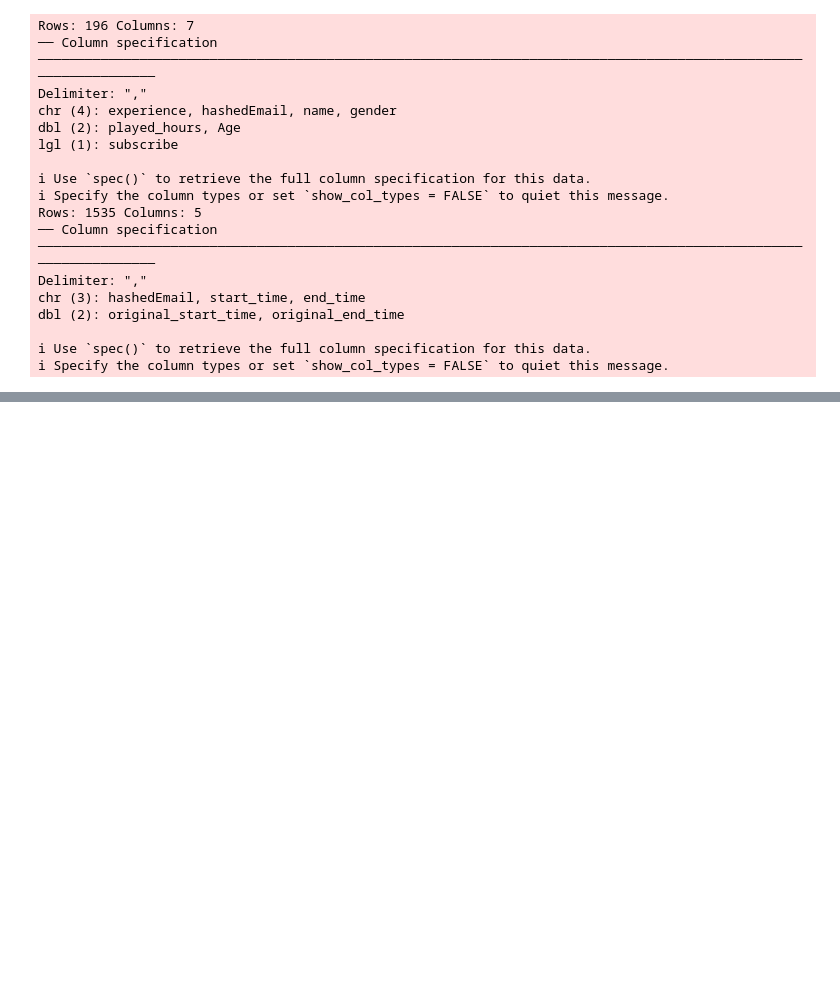
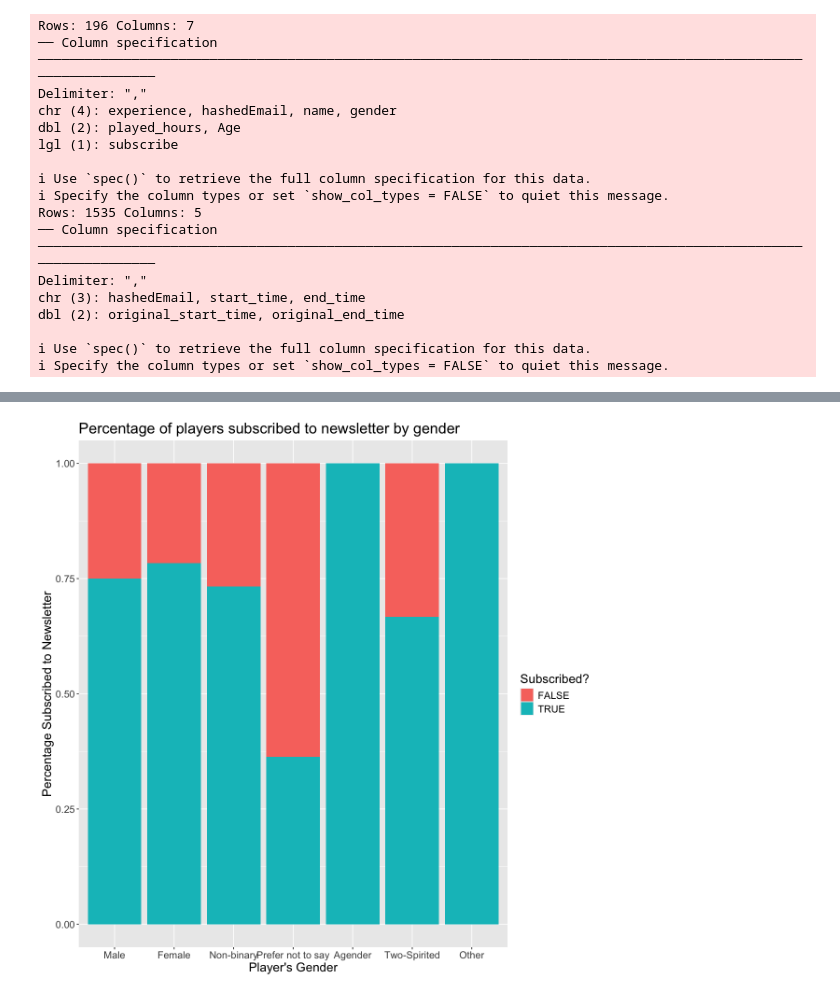
Before and after one commit to avahbot/dsci-100-term-project, a Jupyter notebook: planning_report.ipynb, the cells around one changed output, grey strips where cells are left out. Saved outputs shown, nothing was run; the diff lists cells and outputs as text; code cells hidden in the pictures; blank space fills up the shorter version.

```diff
--- a/planning_report.ipynb
+++ b/planning_report.ipynb
@@ -87,0 +113,11 @@ dbl (2): original_start_time, original_end_time
+# %%
+# Does gender of player affect their likelihood of subscribing?
+options(repr.plot.width = 10, repr.plot.height = 10)
+
+players |> ggplot(aes(x = Gender, fill = Subscribe)) +
+    geom_bar(position = "fill") +
+    labs(x = "Player's Gender", y = "Percentage Subscribed to Newsletter", fill = "Subscribed?") +
+    ggtitle("Percentage of players subscribed to newsletter by gender") +
+    theme(text = element_text(size = 16))
+# %% [output]
+[figure, added]
```
Also changed, not shown: parts of 8 cells of this notebook.
